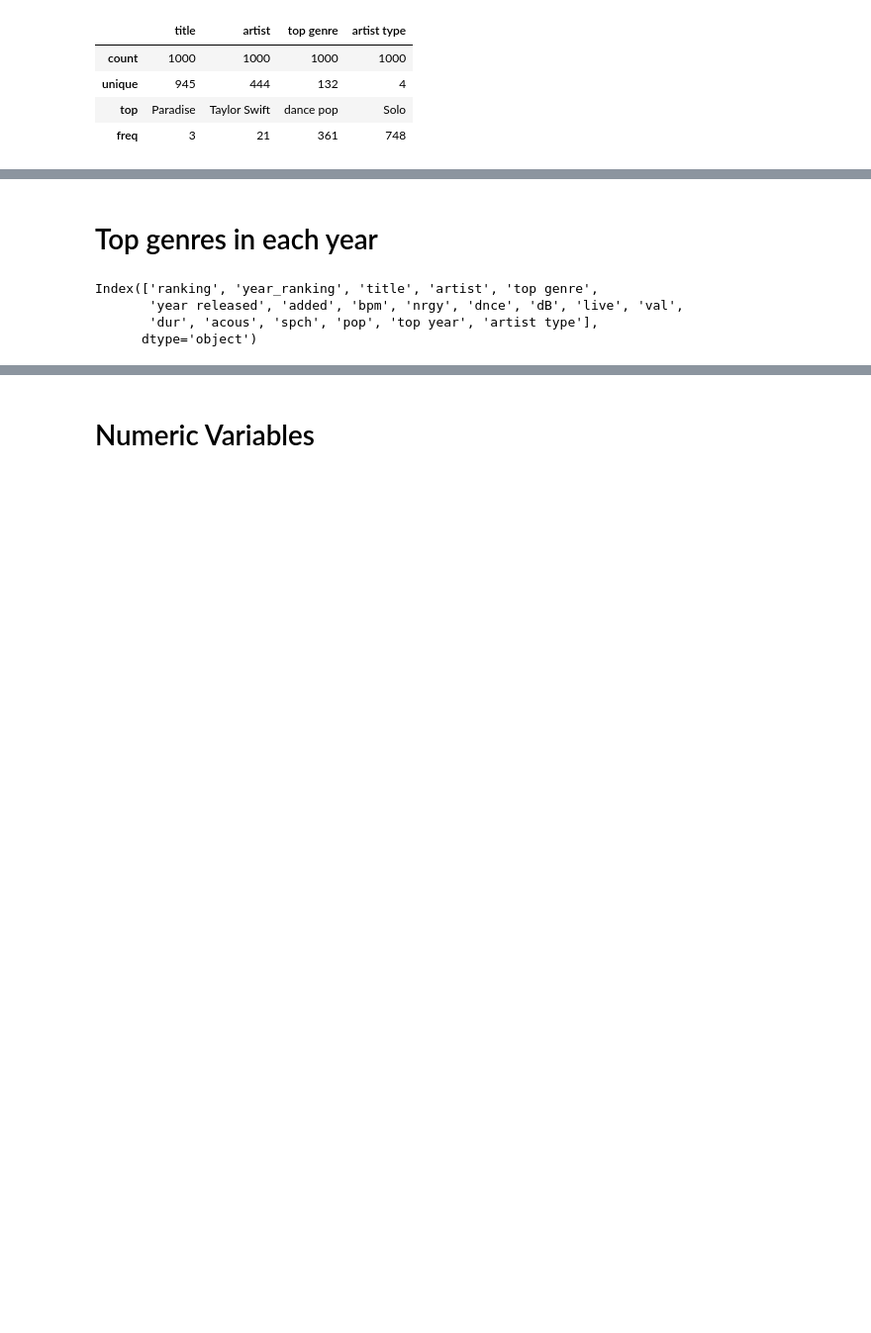
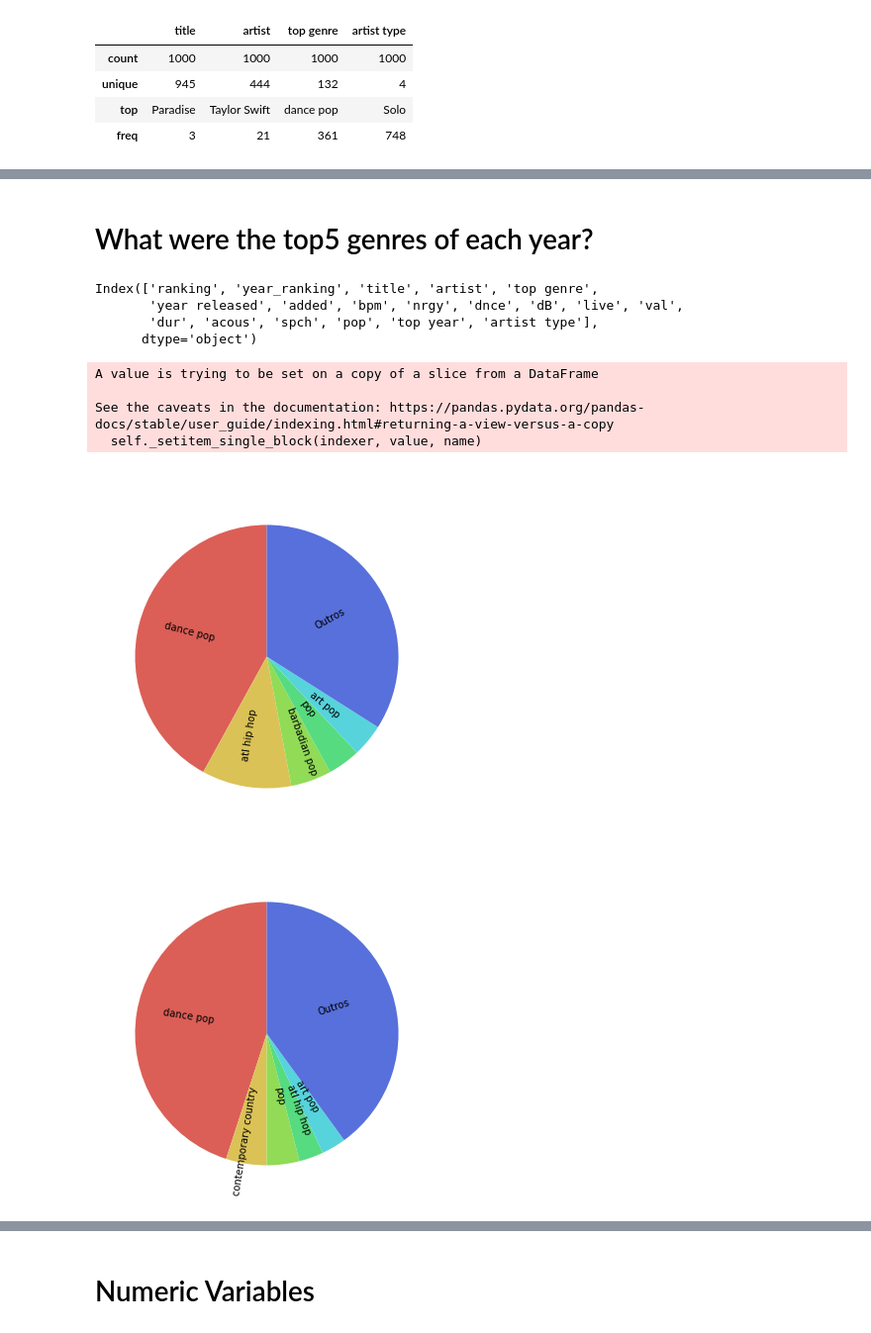
Before and after one commit to rafajovelho/Top_100_Stotify_song_2010-2019, a Jupyter notebook: Spotfy_Top_100_Songs_Analysis.ipynb, the cells around one changed output, grey strips where cells are left out. Shown: that part at 99% size. Cells and saved outputs as stored; diff of their text form; code cells hidden in the pictures; blank space fills up the shorter version.

```diff
--- a/Spotfy_Top_100_Songs_Analysis.ipynb
+++ b/Spotfy_Top_100_Songs_Analysis.ipynb
@@ -285,5 +299,5 @@ df.sample(5)
 # %% [markdown]
-# Top genres in each year
+# What were the top5 genres of each year?
 # %%
 # We will only use the top five genre that appers each year, so the pie doesn't get confusing. We will use 'Other' to the rest of the genres
 # %%
@@ -293,3 +307,42 @@ Index(['ranking', 'year_ranking', 'title', 'artist', 'top genre',
        'year released', 'added', 'bpm', 'nrgy', 'dnce', 'dB', 'live', 'val',
        'dur', 'acous', 'spch', 'pop', 'top year', 'artist type'],
       dtype='object')
+# %%
+years = [2010,2011,2012,2013,2014,2015,2016,2017,2018,2019]
+
+for i in range(0,len(years)):
+
+    new_top_genre = df[(df['top year'] == years[i])]['top genre'].value_counts()
+    new_top_genre = new_top_genre.reset_index()
+
+    for x in range(0,len(new_top_genre)):
+        if x >= 5:
+            new_top_genre['index'].iloc[x] = 'Outros'
+
+    new_top_genre.rename({'index':'genres', 'top genre': 'count'}, axis = 1, inplace = True)
+
+    outros_sum = new_top_genre[(new_top_genre['genres'] == 'Outros')]['count'].sum()
+
+    for y in range(0, len(new_top_genre)):
+        if y > 4:
+            new_top_genre = new_top_genre.drop(y)
+
+    new_top_genre = new_top_genre.append({'genres' : 'Outros', 'count' : outros_sum}, ignore_index= True)
+
+
+    plt.figure(figsize=(24,12))
+    plt.subplot(2,5, i+1)
+    plt.pie(new_top_genre['count'], labels = new_top_genre['genres'], labeldistance = 0.40, startangle= 90,
+            rotatelabels=30 )
+    sns.set_palette("hls", 8)
+
+    plt.title(f'Top 5 genres in {years[i]}', fontdict={'fontsize':16, 'color':'white'})
+    plt.tight_layout()
+    plt.show();
+# %% [output]
+A value is trying to be set on a copy of a slice from a DataFrame
+
+See the caveats in the documentation: https://pandas.pydata.org/pandas-docs/stable/user_guide/indexing.html#returning-a-view-versus-a-copy
+  self._setitem_single_block(indexer, value, name)
+[figure, added]
+[figure, added]
```
Also changed, not shown: parts of 14 cells of this notebook.
